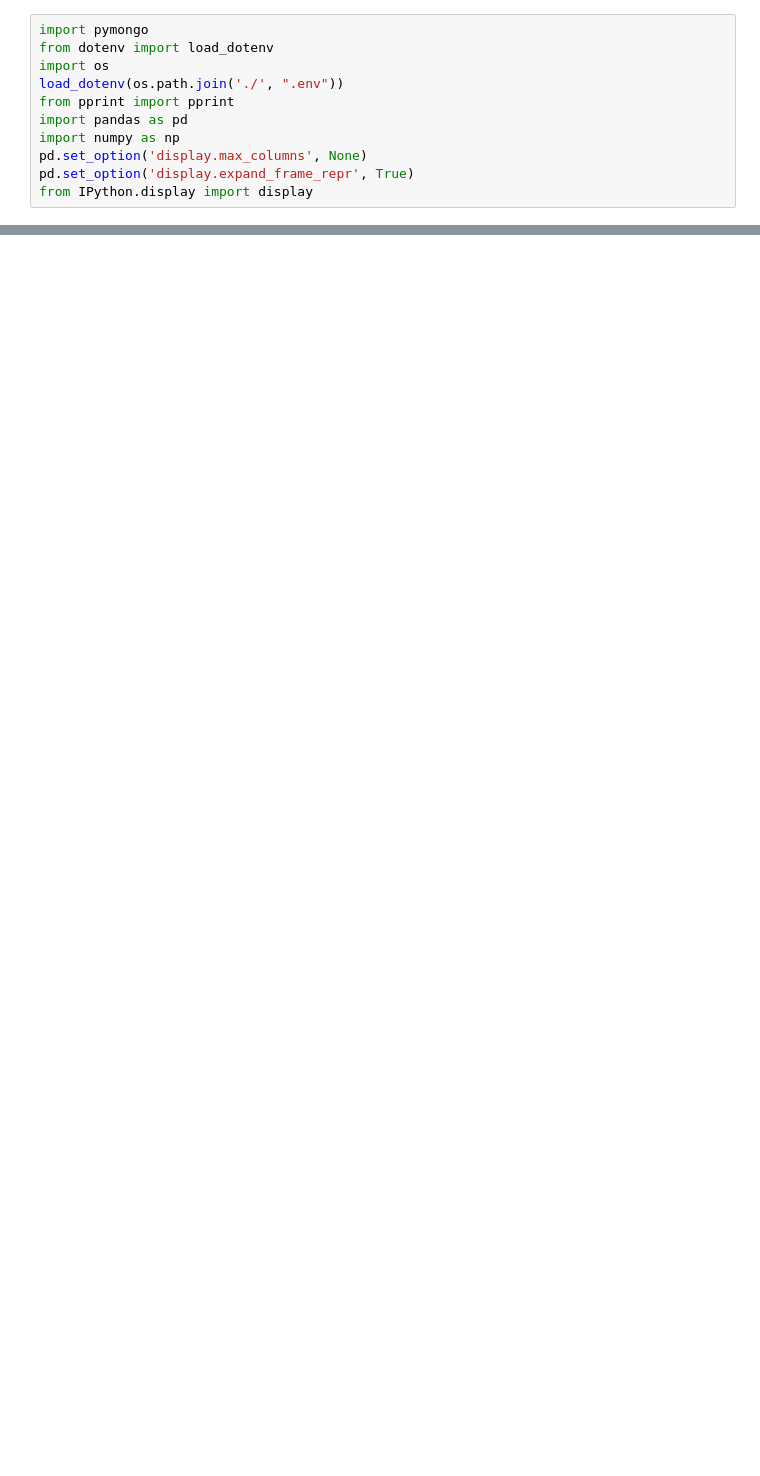
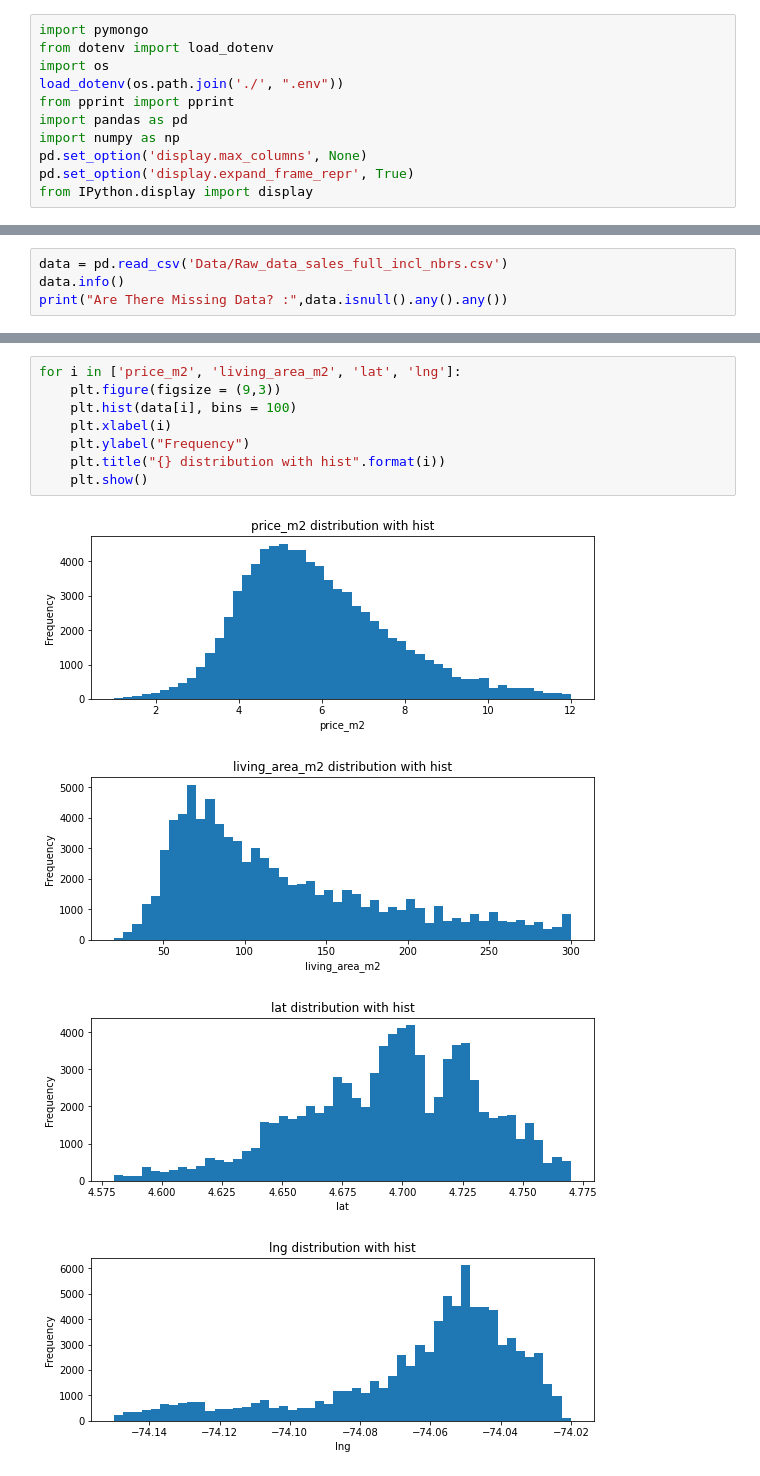
Before and after one commit to joch182/inmoxis-price-prediction, a Jupyter notebook: Sales_EDA.ipynb, the cells around one changed output, grey strips where cells are left out. Drawn from its saved outputs; the diff is of its cells as text; blank space fills up the shorter version.

```diff
--- a/Sales_EDA.ipynb
+++ b/Sales_EDA.ipynb
@@ -103,0 +164,4 @@ display(fr_df.head())
+# %%
+data = pd.read_csv('Data/Raw_data_sales_full_incl_nbrs.csv')
+data.info()
+print("Are There Missing Data? :",data.isnull().any().any())
@@ -103,0 +186,13 @@ display(fr_df.head())
+# %%
+for i in ['price_m2', 'living_area_m2', 'lat', 'lng']:
+    plt.figure(figsize = (9,3))
+    plt.hist(data[i], bins = 100)
+    plt.xlabel(i)
+    plt.ylabel("Frequency")
+    plt.title("{} distribution with hist".format(i))
+    plt.show()
+# %% [output]
+[figure, added]
+[figure, added]
+[figure, added]
+[figure, added]
```
Also changed, not shown: parts of 15 cells of this notebook, 5 other files.
